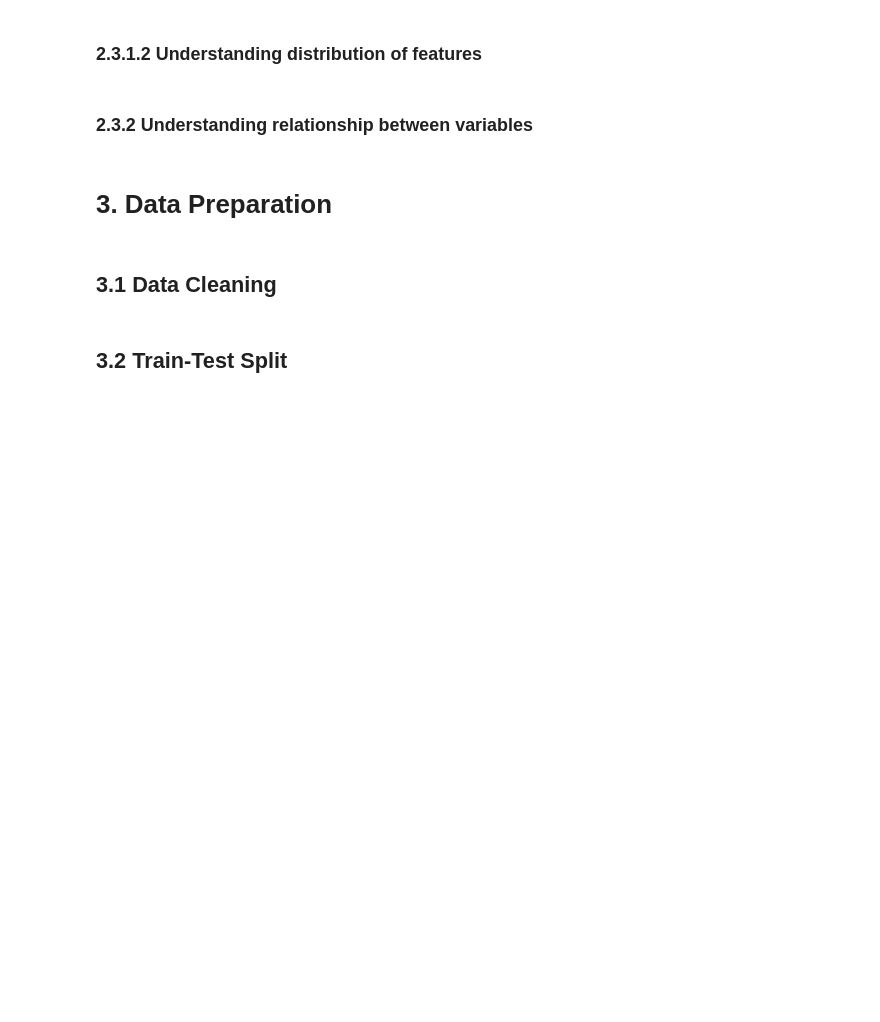
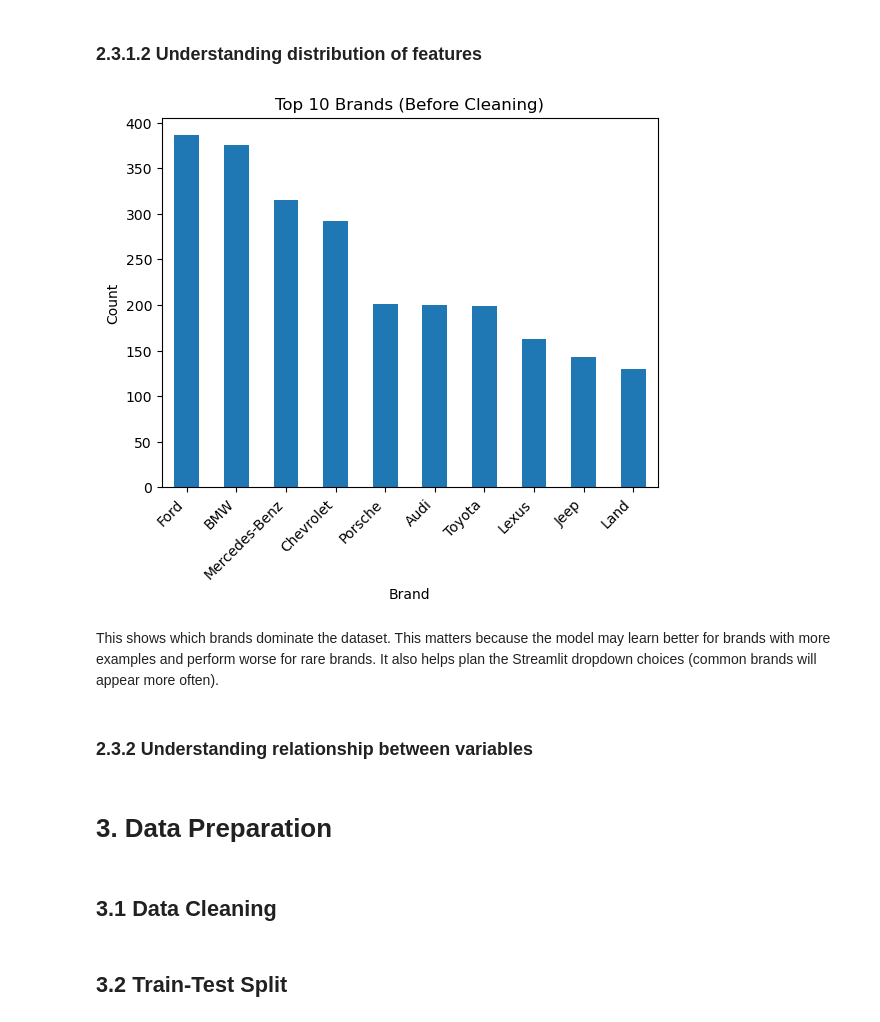
Before and after one commit to Amirul36/mldp-used-car-price, a Jupyter notebook: MLDP Program Codes Submission Template.ipynb, the cells around one changed output. Drawn from its saved outputs; the diff is of its cells as text; code cells hidden in the pictures; blank space fills up the shorter version.

```diff
--- a/MLDP Program Codes Submission Template.ipynb
+++ b/MLDP Program Codes Submission Template.ipynb
@@ -185,6 +196,20 @@ I did this to separate the numeric and categorical summaries so that it makes it
 ### 2.3.1.2 Understanding distribution of features
 # %%
 ## Understanding distribution of features
+## Top 10 brands
+top_brands = df["brand"].value_counts().head(10)
+
+plt.figure()
+top_brands.plot(kind="bar")
+plt.title("Top 10 Brands (Before Cleaning)")
+plt.xlabel("Brand")
+plt.ylabel("Count")
+plt.xticks(rotation=45, ha="right")
+plt.show()
+# %% [output]
+[figure, added]
+# %% [markdown]
+This shows which brands dominate the dataset. This matters because the model may learn better for brands with more examples and perform worse for rare brands. It also helps plan the Streamlit dropdown choices (common brands will appear more often).
 # %% [markdown]
 ### 2.3.2 Understanding relationship between variables
 # %%
```
Also changed, not shown: parts of 2 cells of this notebook.
